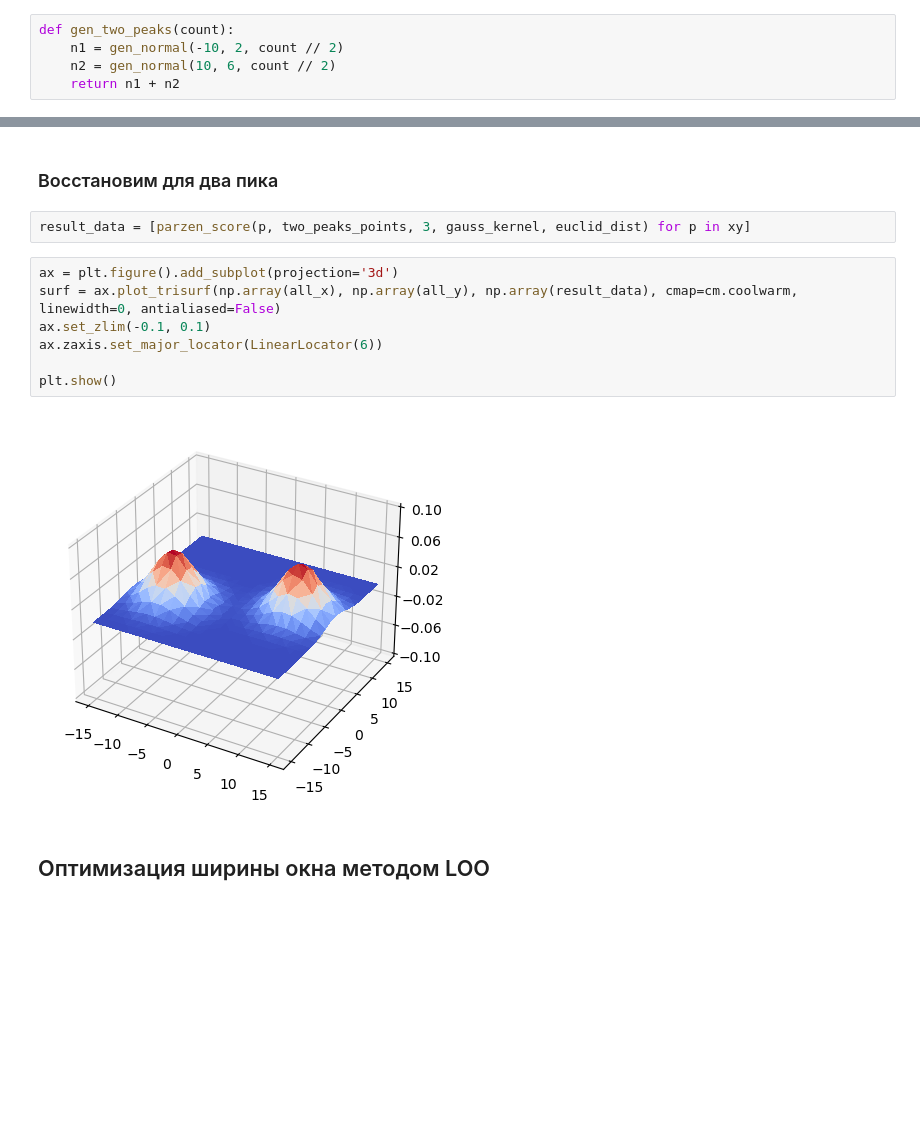
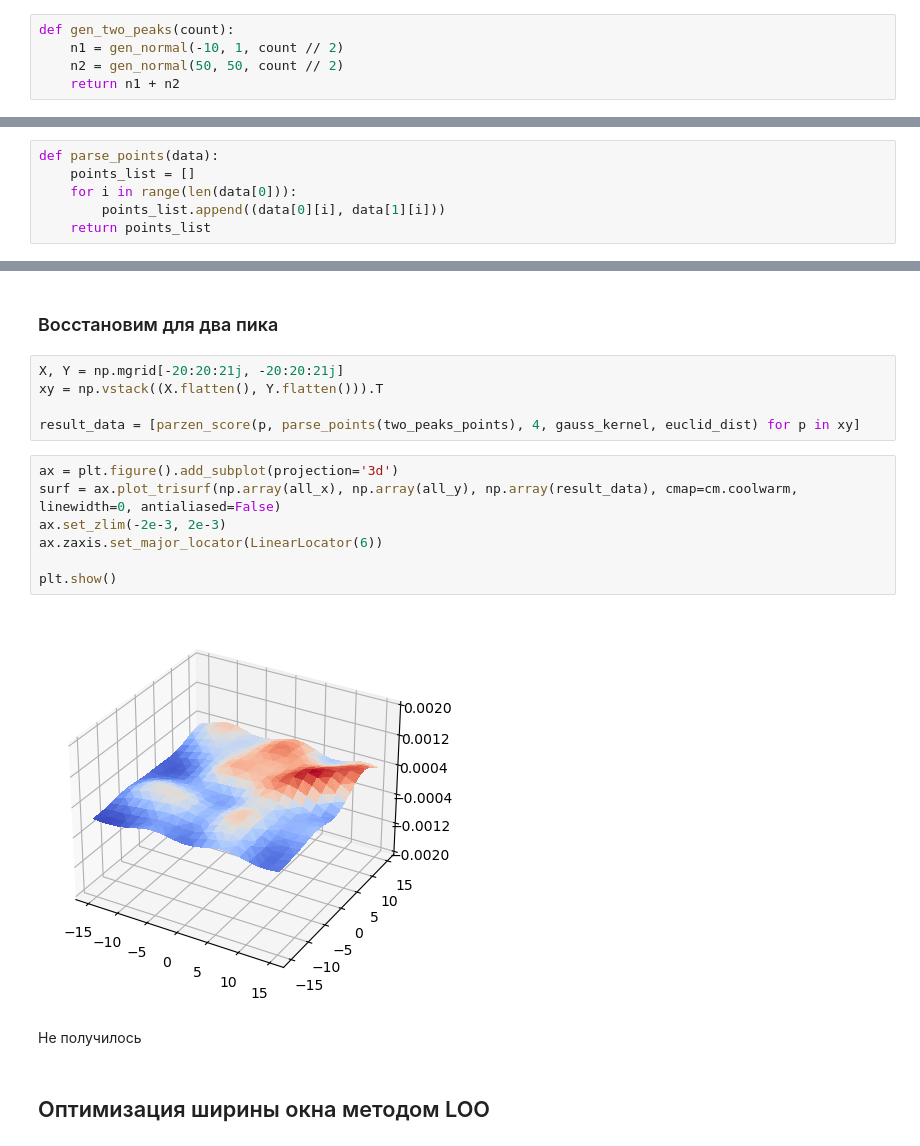
Before and after one commit to tainella/MAI, a Jupyter notebook: magistracy/AI/labs/lab5.ipynb, the cells around one changed output, grey strips where cells are left out. Drawn from its saved outputs; the diff is of its cells as text; blank space fills up the shorter version.

```diff
--- a/magistracy/AI/labs/lab5.ipynb
+++ b/magistracy/AI/labs/lab5.ipynb
@@ -39,8 +39,8 @@ plt.show()
 Функция для генерации рандомных точек с распределением два пика
 # %%
 def gen_two_peaks(count):
-    n1 = gen_normal(-10, 2, count // 2)
-    n2 = gen_normal(10, 6, count // 2)
+    n1 = gen_normal(-10, 1, count // 2)
+    n2 = gen_normal(50, 50, count // 2)
     return n1 + n2
 # %%
 two_peaks_points = gen_two_peaks(1000)
@@ -52,3 +52,9 @@ plt.show()
+# %%
+def parse_points(data):
+    points_list = []
+    for i in range(len(data[0])):
+        points_list.append((data[0][i], data[1][i]))
+    return points_list
 # %% [markdown]
 ## Метод Парсена-Разенблатта (метод окна)
 # %% [markdown]
@@ -134,16 +157,21 @@ plt.show()
 # %% [markdown]
 ### Восстановим для два пика
 # %%
-result_data = [parzen_score(p, two_peaks_points, 3, gauss_kernel, euclid_dist) for p in xy]
+X, Y = np.mgrid[-20:20:21j, -20:20:21j]
+xy = np.vstack((X.flatten(), Y.flatten())).T
+
+result_data = [parzen_score(p, parse_points(two_peaks_points), 4, gauss_kernel, euclid_dist) for p in xy]
 # %%
 ax = plt.figure().add_subplot(projection='3d')
 surf = ax.plot_trisurf(np.array(all_x), np.array(all_y), np.array(result_data), cmap=cm.coolwarm, linewidth=0, antialiased=False)
-ax.set_zlim(-0.1, 0.1)
+ax.set_zlim(-2e-3, 2e-3)
 ax.zaxis.set_major_locator(LinearLocator(6))
 
 plt.show()
 # %% [output]
-[figure, old version]
+[figure, new version]
+# %% [markdown]
+Не получилось
 # %% [markdown]
 ## Оптимизация ширины окна методом LOO
 # %% [markdown]
```
Also changed, not shown: parts of 20 cells of this notebook.
